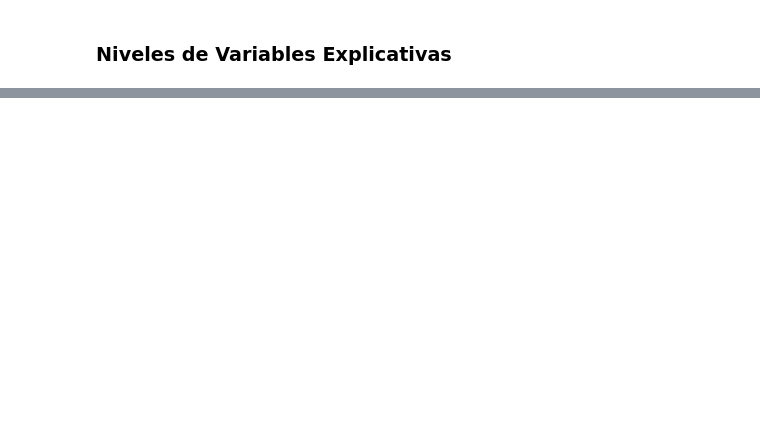
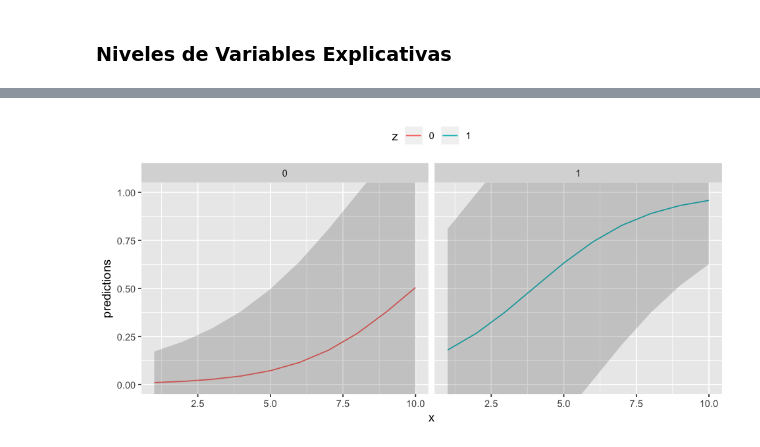
Before and after one commit to garciparedes/logistic-contingency, a Jupyter notebook: notebook.ipynb, the cells around one changed output, grey strips where cells are left out. Drawn from its saved outputs; the diff is of its cells as text; code cells hidden in the pictures; blank space fills up the shorter version.

Commit message:
Added confidence intervals and fitted model.

```diff
--- a/notebook.ipynb
+++ b/notebook.ipynb
@@ -60,0 +145,3 @@ pairs(y ~ x + t + z, datos, pch = 20)
+# %%
+model.probit <- glm(cbind(sucesses, failures) ~ x + z, data = datos.tunned,
+                    family = binomial(link = probit))
@@ -63,2 +196,6 @@ pairs(y ~ x + t + z, datos, pch = 20)
+# %%
+inv.logit <- function(x) {
+    exp(x) / (1 + exp(x))
+}
 # %% [markdown]
 ### Odds-Ratio
@@ -67,2 +236,9 @@ pairs(y ~ x + t + z, datos, pch = 20)
 # %% [markdown]
 ### Niveles de Variables Explicativas
+# %%
+aa <- data.frame(x = rep(seq(1, 10), 2), z = as.factor(c(rep(0, 10), rep(1, 10))))
+
+aa$predictions <- inv.logit(predict(model.logit, aa))
+# %%
+aa$lower <- aa$predictions - qnorm(0.95) * sqrt(aa$predictions *  (1 - aa$predictions))
+aa$upper <- aa$predictions + qnorm(0.95) * sqrt(aa$predictions *  (1 - aa$predictions))
@@ -68,0 +265,9 @@ pairs(y ~ x + t + z, datos, pch = 20)
+# %%
+ggplot(aa, aes(y = predictions, x = x, colour = z)) +
+    geom_line() +
+    geom_ribbon(aes(ymin = lower, ymax=upper), alpha = 0.2, colour=NA) +
+    facet_grid(~ z) +
+    coord_cartesian(ylim = c(0, 1)) +
+    theme(legend.position = "top")
+# %% [output]
+[figure, added]
```
Also changed, not shown: parts of 32 cells of this notebook.
